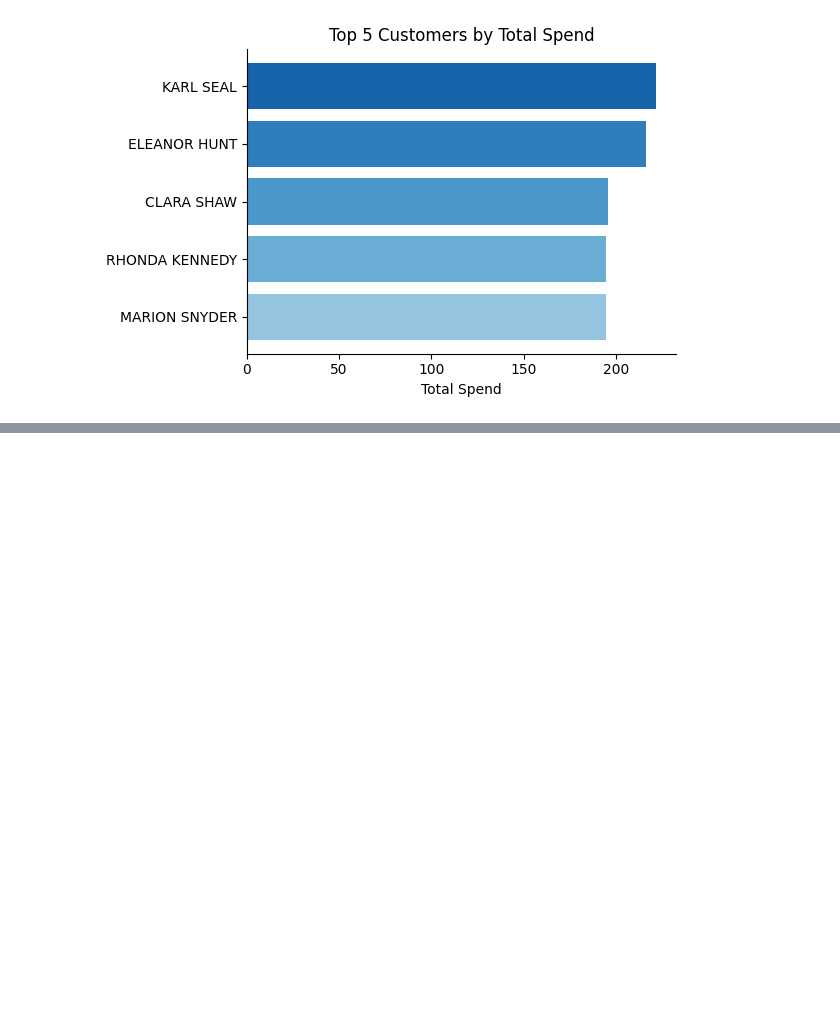
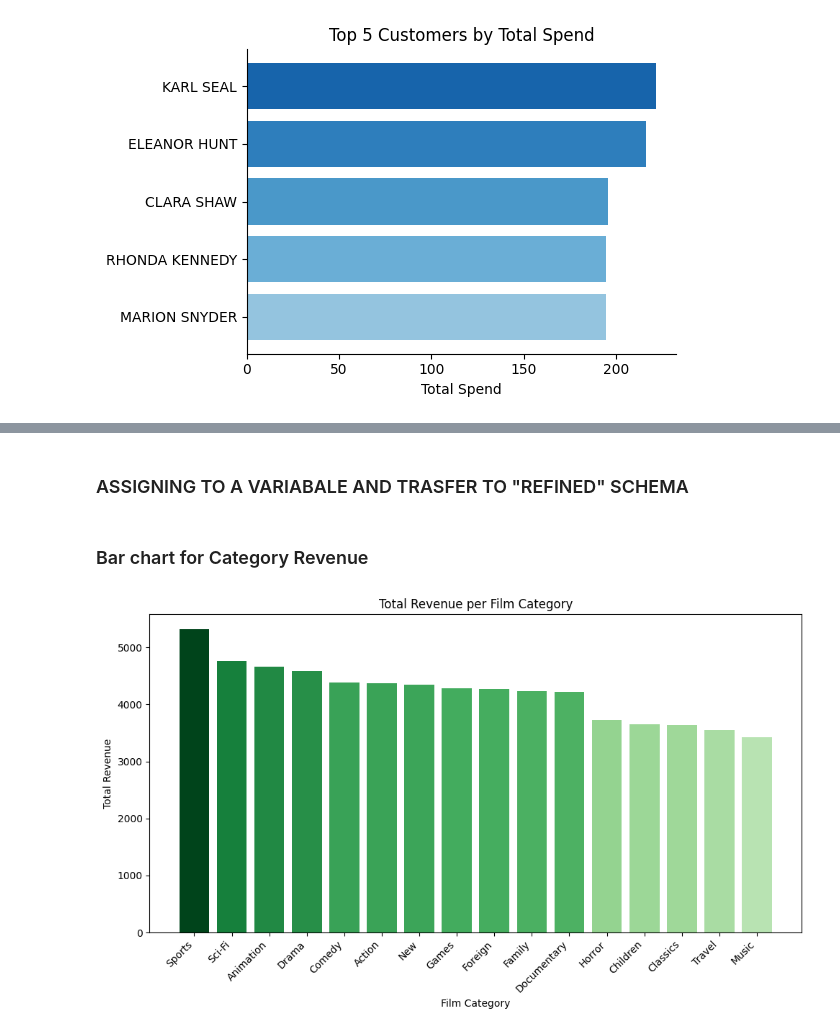
Before and after one commit to LAjoyan/sakila_lab_lilit_ajoyan, a Jupyter notebook: sakila_lab_analysis.ipynb, the cells around one changed output, grey strips where cells are left out. Saved outputs shown, nothing was run; the diff lists cells and outputs as text; code cells hidden in the pictures; blank space fills up the shorter version.

Commit message:
Add refined.category_revenue table creation, query, and revenue chart

```diff
--- a/sakila_lab_analysis.ipynb
+++ b/sakila_lab_analysis.ipynb
@@ -335,0 +358,2 @@ plt.show()
+# %% [markdown]
+### ASSIGNING TO A VARIABALE AND TRASFER TO "REFINED" SCHEMA
@@ -335,0 +368,26 @@ plt.show()
+# %% [markdown]
+### Bar chart for Category Revenue
+# %%
+import duckdb
+import matplotlib.pyplot as plt
+import matplotlib.cm as cm
+import matplotlib.colors as mcolors
+
+df = duckdb.sql("SELECT * FROM refined.category_revenue").df()
+
+norm = (df["total_revenue"] - df["total_revenue"].min()) / (df["total_revenue"].max() - df["total_revenue"].min())
+norm = 0.3 + 0.7 * norm  # scale to [0.3, 1]
+
+colors = cm.Greens(norm)
+
+plt.figure(figsize=(10,6))
+plt.bar(df["category_name"], df["total_revenue"], color=colors)
+plt.xlabel("Film Category")
+plt.ylabel("Total Revenue")
+plt.title("Total Revenue per Film Category")
+plt.xticks(rotation=45, ha="right")
+plt.tight_layout()
+plt.savefig("category_revenue_chart.png", dpi=300)
+plt.show()
+# %% [output]
+[figure, added]
```
Also changed, not shown: parts of 6 cells of this notebook, 1 other file.
